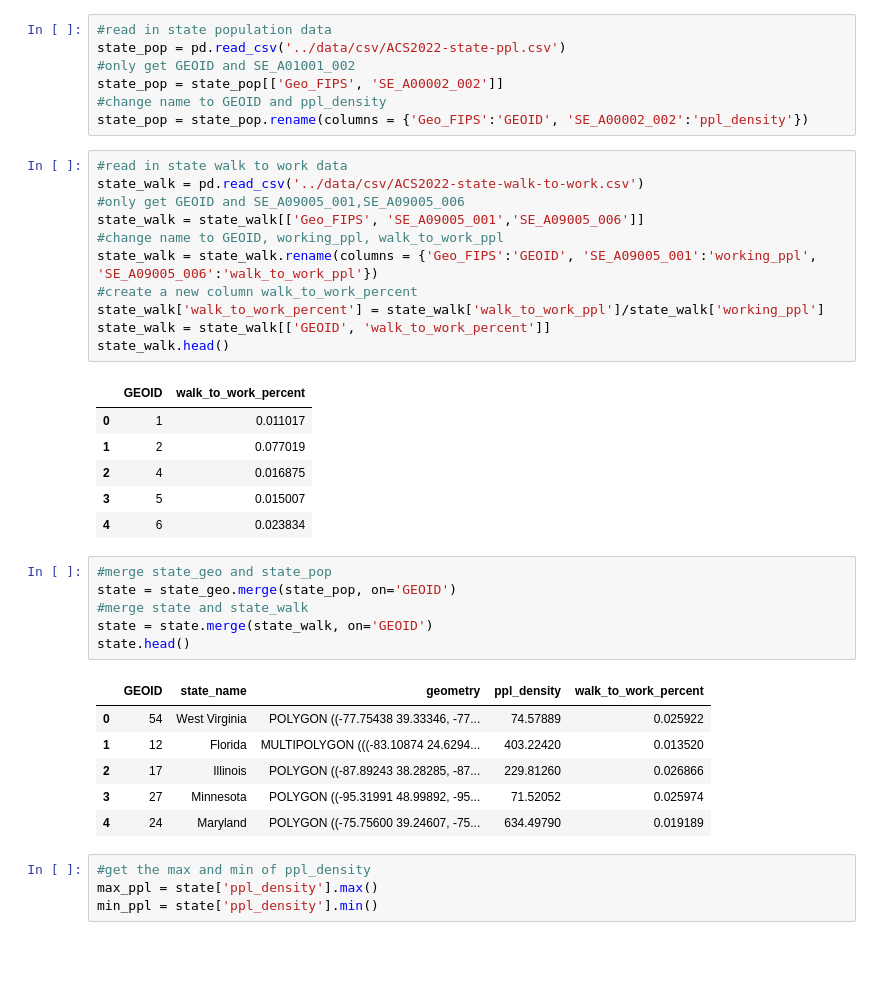
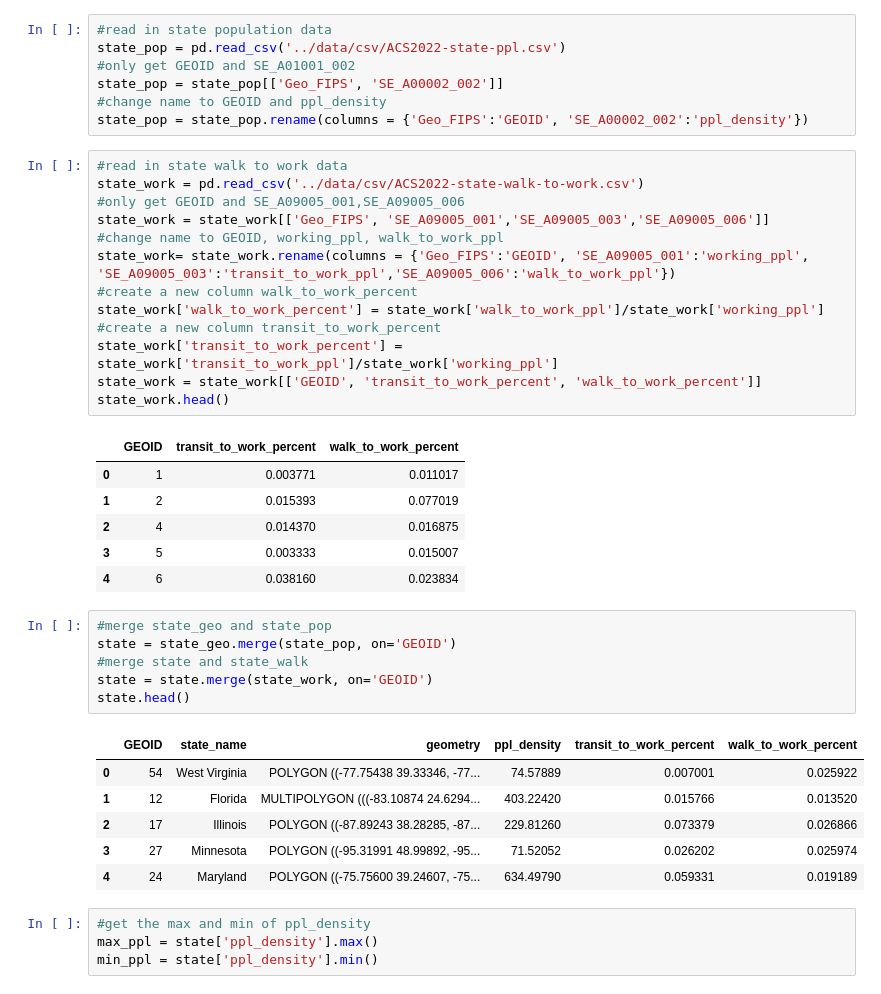
Before and after one commit to makeabilitylab/altgeoviz, a Jupyter notebook: notebooks/population_density_data.ipynb, the cells around one changed output. Cells and saved outputs as stored; diff of their text form; blank space fills up the shorter version.

```diff
--- a/notebooks/population_density_data.ipynb
+++ b/notebooks/population_density_data.ipynb
@@ -63,35 +63,37 @@ state_pop = state_pop[['Geo_FIPS', 'SE_A00002_002']]
 state_pop = state_pop.rename(columns = {'Geo_FIPS':'GEOID', 'SE_A00002_002':'ppl_density'})
 # %%
 #read in state walk to work data
-state_walk = pd.read_csv('../data/csv/ACS2022-state-walk-to-work.csv')
+state_work = pd.read_csv('../data/csv/ACS2022-state-walk-to-work.csv')
 #only get GEOID and SE_A09005_001,SE_A09005_006
-state_walk = state_walk[['Geo_FIPS', 'SE_A09005_001','SE_A09005_006']]
+state_work = state_work[['Geo_FIPS', 'SE_A09005_001','SE_A09005_003','SE_A09005_006']]
 #change name to GEOID, working_ppl, walk_to_work_ppl
-state_walk = state_walk.rename(columns = {'Geo_FIPS':'GEOID', 'SE_A09005_001':'working_ppl', 'SE_A09005_006':'walk_to_work_ppl'})
+state_work= state_work.rename(columns = {'Geo_FIPS':'GEOID', 'SE_A09005_001':'working_ppl', 'SE_A09005_003':'transit_to_work_ppl','SE_A09005_006':'walk_to_work_ppl'})
 #create a new column walk_to_work_percent
-state_walk['walk_to_work_percent'] = state_walk['walk_to_work_ppl']/state_walk['working_ppl']
-state_walk = state_walk[['GEOID', 'walk_to_work_percent']]
-state_walk.head()
+state_work['walk_to_work_percent'] = state_work['walk_to_work_ppl']/state_work['working_ppl']
+#create a new column transit_to_work_percent
+state_work['transit_to_work_percent'] = state_work['transit_to_work_ppl']/state_work['working_ppl']
+state_work = state_work[['GEOID', 'transit_to_work_percent', 'walk_to_work_percent']]
+state_work.head()
 # %% [output]
-|  | GEOID | walk_to_work_percent |
-| 0 | 1 | 0.011017 |
-| 1 | 2 | 0.077019 |
-| 2 | 4 | 0.016875 |
-| 3 | 5 | 0.015007 |
-| 4 | 6 | 0.023834 |
+|  | GEOID | transit_to_work_percent | walk_to_work_percent |
+| 0 | 1 | 0.003771 | 0.011017 |
+| 1 | 2 | 0.015393 | 0.077019 |
+| 2 | 4 | 0.014370 | 0.016875 |
+| 3 | 5 | 0.003333 | 0.015007 |
+| 4 | 6 | 0.038160 | 0.023834 |
 # %%
 #merge state_geo and state_pop
 state = state_geo.merge(state_pop, on='GEOID')
 #merge state and state_walk
-state = state.merge(state_walk, on='GEOID')
+state = state.merge(state_work, on='GEOID')
 state.head()
 # %% [output]
-|  | GEOID | state_name | geometry | ppl_density | walk_to_work_percent |
-| 0 | 54 | West Virginia | POLYGON ((-77.75438 39.33346, -77... | 74.57889 | 0.025922 |
-| 1 | 12 | Florida | MULTIPOLYGON (((-83.10874 24.6294... | 403.22420 | 0.013520 |
-| 2 | 17 | Illinois | POLYGON ((-87.89243 38.28285, -87... | 229.81260 | 0.026866 |
-| 3 | 27 | Minnesota | POLYGON ((-95.31991 48.99892, -95... | 71.52052 | 0.025974 |
-| 4 | 24 | Maryland | POLYGON ((-75.75600 39.24607, -75... | 634.49790 | 0.019189 |
+|  | GEOID | state_name | geometry | ppl_density | transit_to_work_percent | walk_to_work_percent |
+| 0 | 54 | West Virginia | POLYGON ((-77.75438 39.33346, -77... | 74.57889 | 0.007001 | 0.025922 |
+| 1 | 12 | Florida | MULTIPOLYGON (((-83.10874 24.6294... | 403.22420 | 0.015766 | 0.013520 |
+| 2 | 17 | Illinois | POLYGON ((-87.89243 38.28285, -87... | 229.81260 | 0.073379 | 0.026866 |
+| 3 | 27 | Minnesota | POLYGON ((-95.31991 48.99892, -95... | 71.52052 | 0.026202 | 0.025974 |
+| 4 | 24 | Maryland | POLYGON ((-75.75600 39.24607, -75... | 634.49790 | 0.059331 | 0.019189 |
 # %%
 #get the max and min of ppl_density
 max_ppl = state['ppl_density'].max()
```
Also changed, not shown: parts of 14 cells of this notebook, 4 other files.
